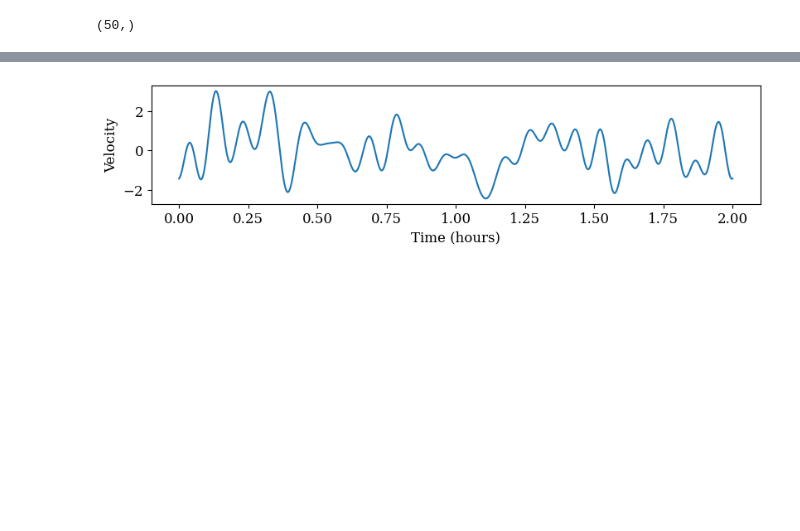
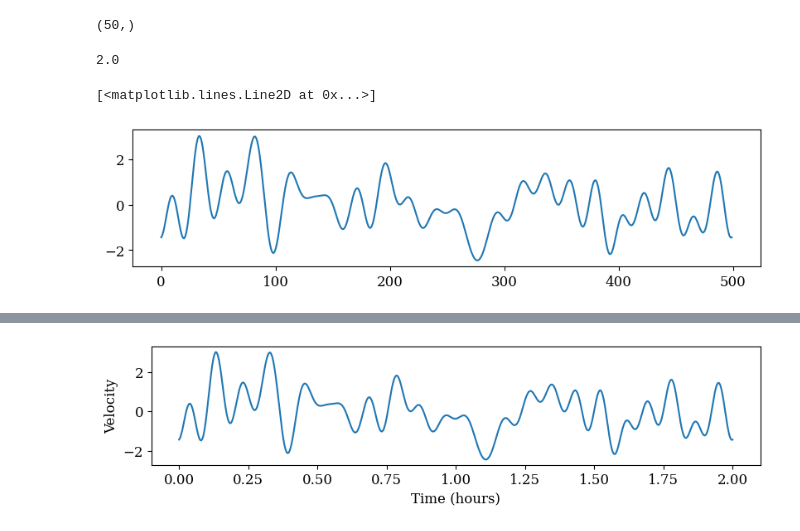
Before and after one commit to nidduzzi/SpectralSVR, a Jupyter notebook: notebooks/cases/antiderivative/antiderivative.ipynb, the cells around one changed output, grey strips where cells are left out. Cells and saved outputs as stored; diff of their text form; code cells hidden in the pictures; blank space fills up the shorter version.

```diff
--- a/notebooks/cases/antiderivative/antiderivative.ipynb
+++ b/notebooks/cases/antiderivative/antiderivative.ipynb
@@ -72,3 +88,15 @@ f_50.modes
 # %% [output]
 [figure]
 (50,)
+# %%
+domain.stop-domain.start/domain.step
+# %% [output]
+2.0
+# %%
+u_val = u_clean.get_values(n=1,res=domain).real[0]
+f_val = f_clean.get_values(n=1,res=domain).real[0]
+plt.figure(figsize=(8,2))
+plt.plot(u_val)
+# %% [output]
+[<matplotlib.lines.Line2D at 0x...>]
+[figure, added]
```
Also changed, not shown: parts of 16 cells of this notebook, 25 other files.
